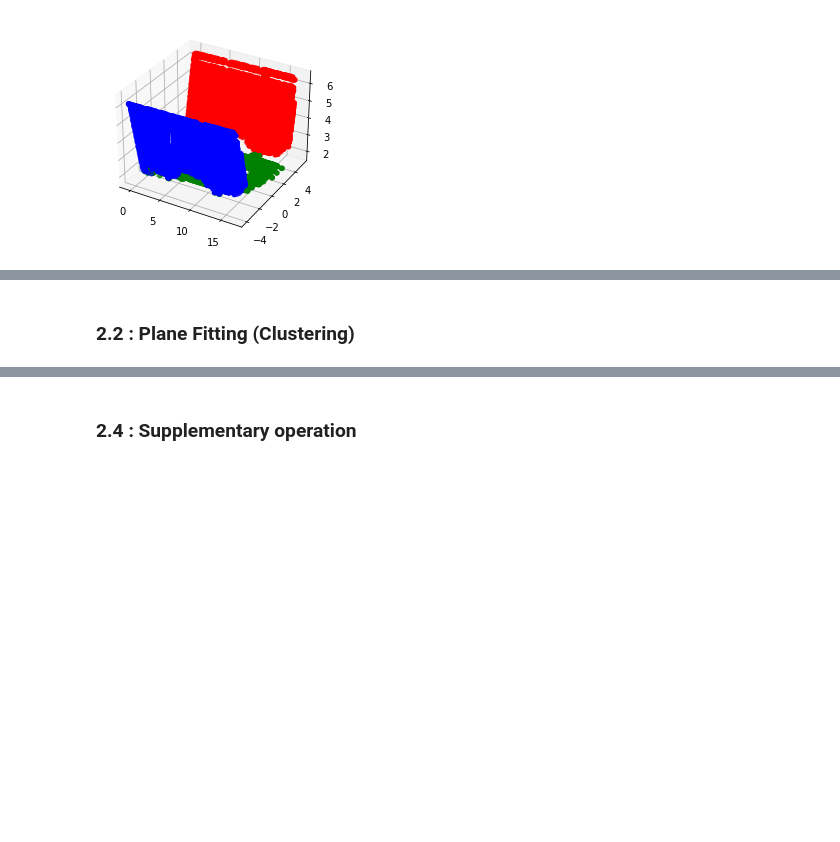
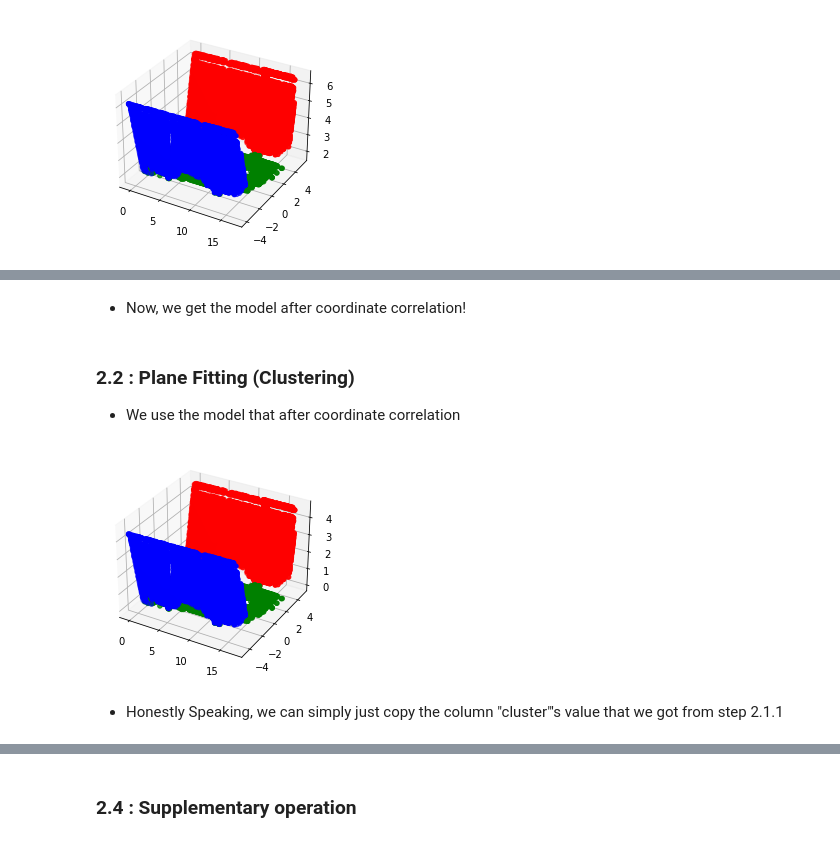
Before and after one commit to StonecoldLi/Pt2FE, a Jupyter notebook: auto_version/demo.ipynb, the cells around one changed output, grey strips where cells are left out. Drawn from its saved outputs; the diff is of its cells as text; code cells hidden in the pictures; blank space fills up the shorter version.

```diff
--- a/auto_version/demo.ipynb
+++ b/auto_version/demo.ipynb
@@ -90,2 +217,17 @@ df.to_csv("./data/org_data/data_org_clu.csv", index=False)
+# %% [markdown]
+- Now, we get the model after coordinate correlation!
 # %% [markdown]
 ### 2.2 : Plane Fitting (Clustering)
+- We use the model that after coordinate correlation
+# %%
+#重新用一遍空间拟合平面操作
+points_sample = np.loadtxt('./data/rotated_data/data_rot_txt.txt')
+n_planes = 3
+# %%
+initial_planes = initialize_planes_with_kmeans(points_sample, n_planes)
+refined_planes, refined_assignments = refine_planes(points_sample, initial_planes)
+# %%
+#visualize again
+plot_points_by_group(points_sample, refined_assignments)
+# %% [output]
+[figure, added]
@@ -91,0 +242,2 @@ df.to_csv("./data/org_data/data_org_clu.csv", index=False)
+# %% [markdown]
+- Honestly Speaking, we can simply just copy the column "cluster"'s value that we got from step 2.1.1
```
Also changed, not shown: parts of 39 cells of this notebook, 33 other files.
